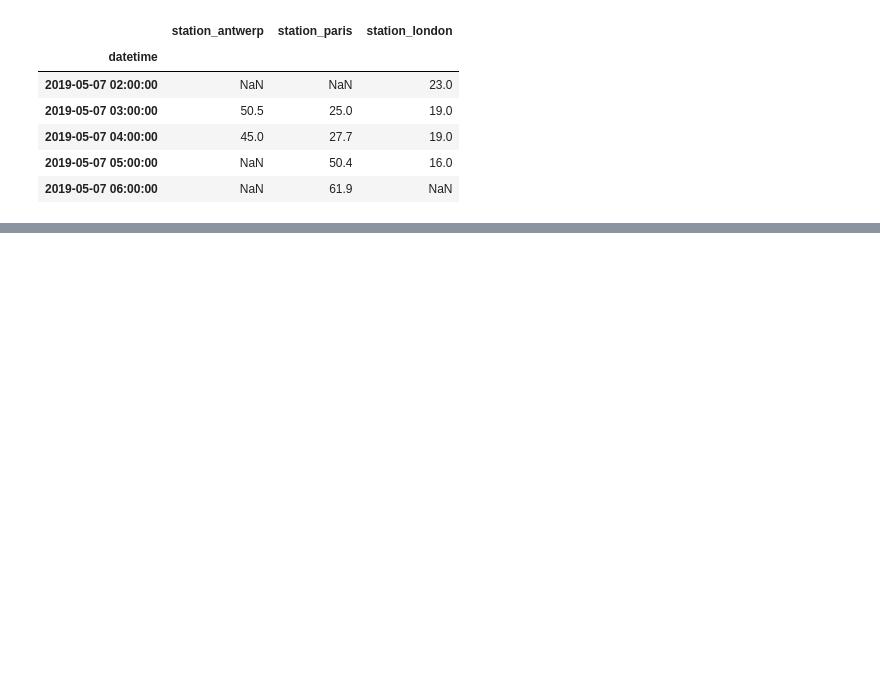
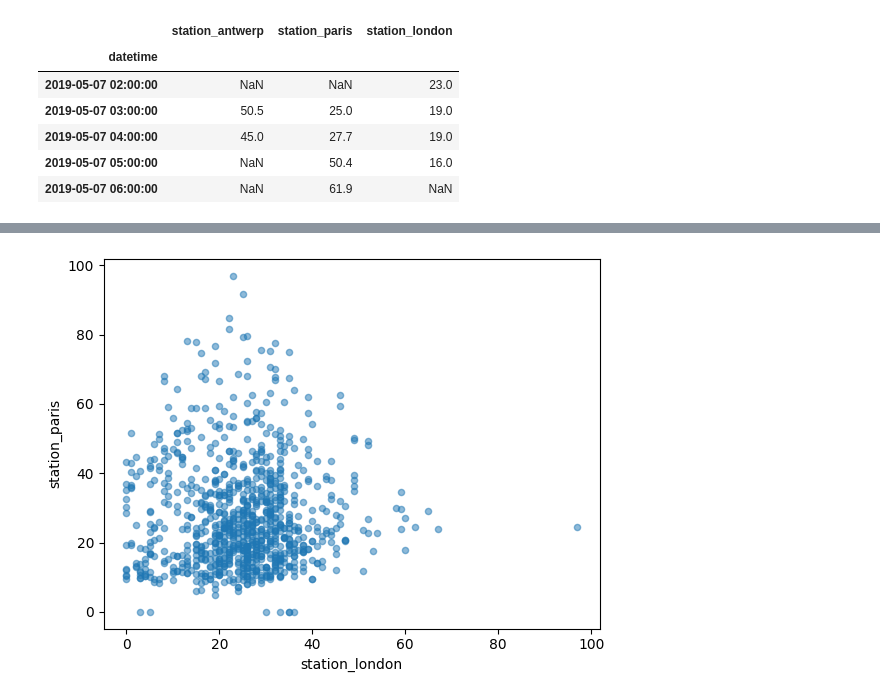
Before and after one commit to zhaoshouhang/pandas_learn, a Jupyter notebook: start04.ipynb, the cells around one changed output, grey strips where cells are left out. Cells and saved outputs as stored; diff of their text form; code cells hidden in the pictures; blank space fills up the shorter version.

```diff
--- a/start04.ipynb
+++ b/start04.ipynb
@@ -15,0 +39,7 @@ air_quality.head()
+# %%
+air_quality.plot.scatter(x="station_london", y="station_paris", alpha=0.5)
+
+
+plt.show()
+# %% [output]
+[figure, added]
```
Also changed, not shown: parts of 8 cells of this notebook, 7 other files.
